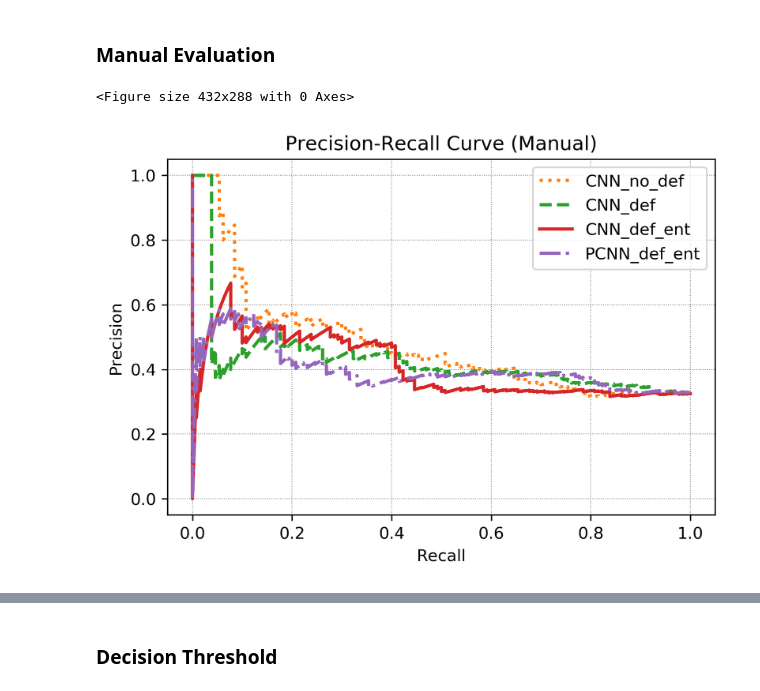
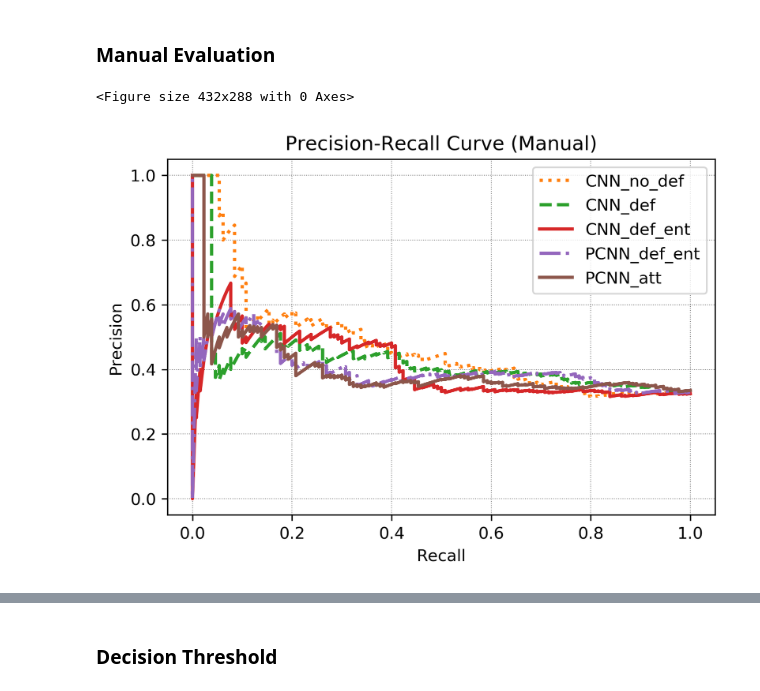
Before and after one commit to rifkiaputri/Relation-Aligner, a Jupyter notebook: plot_results.ipynb, the cells around one changed output, grey strips where cells are left out. Cells and saved outputs as stored; diff of their text form; code cells hidden in the pictures.

```diff
--- a/plot_results.ipynb
+++ b/plot_results.ipynb
@@ -98,22 +98,22 @@ precision_base_g, recall_base_g, thresholds_base_g = precision_recall_curve(labe
 # %%
 # Plot Precision-Recall curve
 plt.clf()
 plt.figure(dpi=300)
 plt.plot(recall_base_g, precision_base_g, lw=2, color='C1', ls=':', label='CNN_no_def')
 plt.plot(recall_g, precision_g, lw=2, color='C2', ls='--', label='CNN_def')
 plt.plot(recall_ent_g, precision_ent_g, lw=2, color='C3', ls='-', label='CNN_def_ent')
 plt.plot(recall_pcnn_ent_g, precision_pcnn_ent_g, lw=2, color='C4', ls='-.', label='PCNN_def_ent')
-# plt.plot(recall_pcnn_att_g, precision_pcnn_att_g, lw=2, color='C5', ls='-', label='PCNN_att')
+plt.plot(recall_pcnn_att_g, precision_pcnn_att_g, lw=2, color='C5', ls='-', label='PCNN_att')
 
 plt.xlabel('Recall')
 plt.ylabel('Precision')
 plt.title('Precision-Recall Curve (Manual)')
 plt.grid(color='grey', lw=0.5, linestyle='dotted')
 plt.legend(loc='upper right')
 plt.show()
 # %% [output]
 <Figure size 432x288 with 0 Axes>
-[figure, old version]
+[figure, new version]
 # %%
 average_precision_score(label_base_g, label_scores_base_g), average_precision_score(label_g, label_scores_g), average_precision_score(label_ent_g, label_scores_ent_g), average_precision_score(label_pcnn_ent_g, label_scores_pcnn_ent_g), average_precision_score(label_pcnn_att_g, label_scores_pcnn_att_g)
 # %% [output]
```
Also changed, not shown: parts of 10 cells of this notebook, 5 other files.
